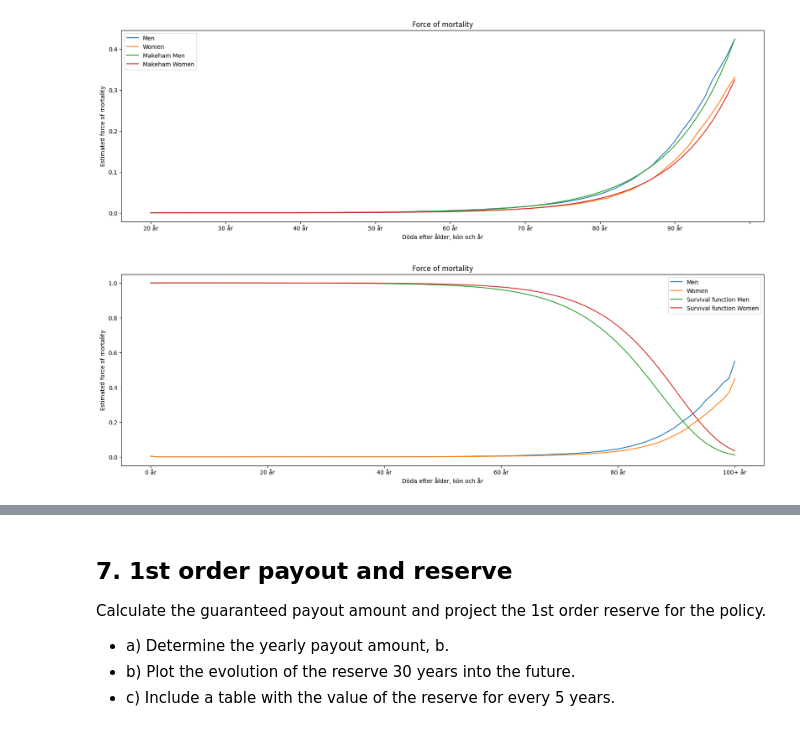
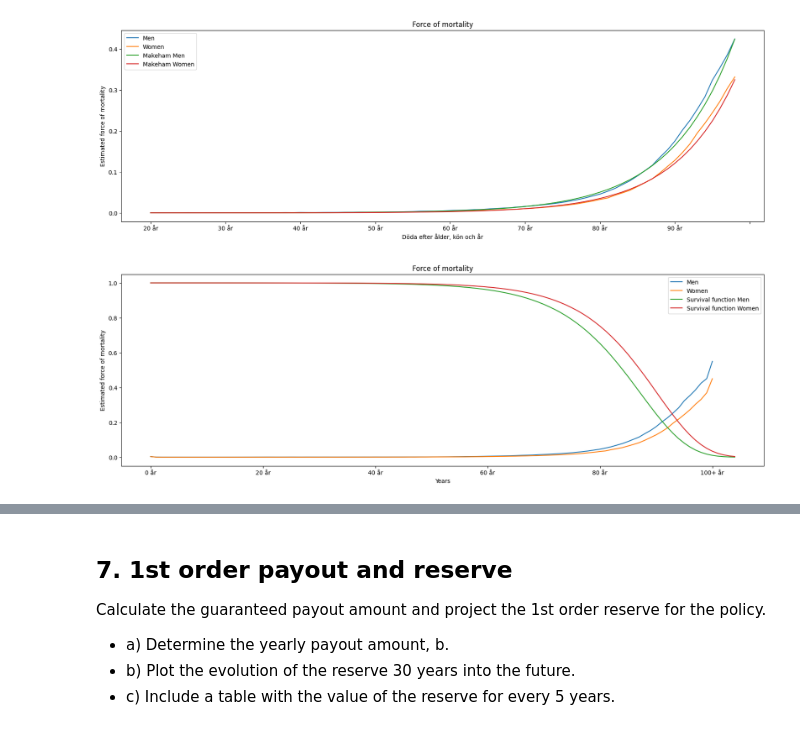
Before and after one commit to JohanHerbert/Lab2_ERM, a Jupyter notebook: Lab2_notebook.ipynb, the cells around one changed output, grey strips where cells are left out. Drawn from its saved outputs; the diff is of its cells as text; code cells hidden in the pictures.

```diff
--- a/Lab2_notebook.ipynb
+++ b/Lab2_notebook.ipynb
@@ -502,7 +527,7 @@ resMat = np.zeros((15,3))
 # ## Optimizing GARCH parameters
 for i in range(len(errorDF.columns)):
     df = errorDF.iloc[:,[i]].copy()
-    df['multipliedSqPrice'] = (100 * df.iloc[:,[0]] )** 2
+    df['multipliedResiduals'] = (100 * df.iloc[:,[0]] )
     result = optimizeGarchParameters(df)
     resMat[i,:] = result.x
 
@@ -523,9 +548,7 @@ def likelihoodFunctionDCC( parameters, R, Z_t):
         ## Calculate R_t
         R_t = np.linalg.inv( np.sqrt(np.diag(np.diag(Q_vector[i]))))  @ Q_vector[i]  @ np.linalg.inv( np.sqrt(np.diag(np.diag(Q_vector[i]))))
 
-        #print(((-1/2* Z_t[i,:].reshape(1, -1) @ np.linalg.inv(R_t) @ Z_t[i,:].reshape(1, -1).T)[0][0]))
-
-        factors[i - 1] =  1/ ((2*np.pi) ** (Z_t.shape[1] /2) * np.sqrt(np.linalg.det(R_t))) * np.exp((-1/2* Z_t[i,:].reshape(1, -1) @ np.linalg.inv(R_t) @ Z_t[i,:].reshape(1, -1).T)[0,0])
+        factors[i - 1] =  1/ ((2*np.pi) ** (Z_t.shape[1] /2) * np.sqrt(np.linalg.det(R_t)))  * np.exp( ((-1/2* Z_t[i,:] @ np.linalg.inv(R_t) @ Z_t[i,:])))
 
     loggedFactors = np.log(factors)
 
@@ -601,0 +648,20 @@ array([0.003, 0.95 ])
+# %%
+Z_tDF = (errorDF / volatilityDF )
+R = Z_tDF.corr().values
+
+Z_t = Z_tDF.values
+
+Q_vector = []
+Q_vector.append(R)
+
+# ## Maximize parameters delta and gamma using log likelihood
+
+epsilon = 1e-10
+constraints = [{'type': 'ineq', 'fun': lambda parameters: -(parameters[0] + parameters[1] +1 -epsilon )}]
+bounds = [(0 + epsilon, None), (0 + epsilon, None)] #delta gamma
+
+x0 = [0.003, 0.95]
+objectiveFixDF = partial(likelihoodFunctionDCC, Z_t = Z_t, R = R )
+result = minimize(objectiveFixDF, x0,bounds = bounds , constraints=constraints )
+
+result.x
@@ -601,0 +670,3 @@ array([0.003, 0.95 ])
+# %%
+delta, gamma = result.x
+delta + gamma
@@ -808,17 +890,17 @@ def survivalFunction(alpha, beta, gamma, x):
     l = np.exp( -alpha*x - (beta/gamma)*(np.exp(gamma*x)-1))
     return l
 # %%
-allYears = np.arange(0,len(muMen))
+allYears = np.arange(0,105)
 survivalMen = survivalFunction(alphaMen, betaMen, gammaMen, allYears)
 survivalWomen = survivalFunction(alphaWomen, betaWomen, gammaWomen, allYears)
 
 muMen.plot(figsize=(20,6), title='Force of mortality', ylabel='Estimated force of mortality', label='Men');
-muWomen.plot(figsize=(20,6), label='Women');
+muWomen.plot(figsize=(20,6), label='Women', xlabel='Years');
 plt.plot(survivalMen, label = 'Survival function Men')
 plt.plot(survivalWomen, label = 'Survival function Women')
 plt.legend();
 # %% [output]
-[figure, old version]
+[figure, new version]
 # %%
 lifeExpectancyMen = np.sum(survivalMen)
 lifeExpectancyWomen = np.sum(survivalWomen)
```
Also changed, not shown: parts of 44 cells of this notebook.
